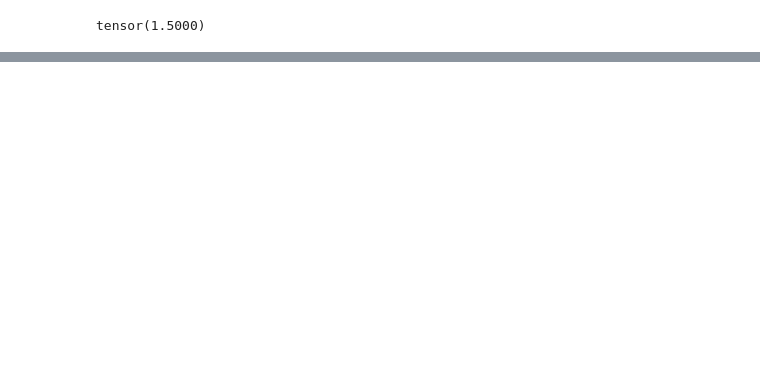
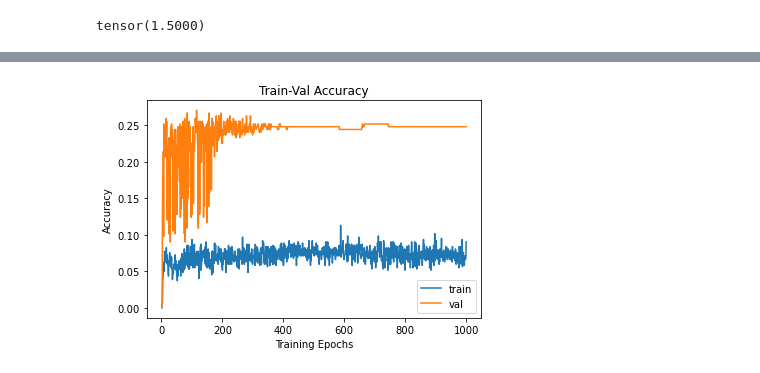
Before and after one commit to DucTranVan/grasp-detection-pytorch, a Jupyter notebook: notebooks/Experiment .ipynb, the cells around one changed output, grey strips where cells are left out. Saved outputs shown, nothing was run; the diff lists cells and outputs as text; code cells hidden in the pictures; blank space fills up the shorter version.

```diff
--- a/notebooks/Training Pipeline.ipynb
+++ b/notebooks/Experiment .ipynb
@@ -686,0 +709,11 @@ ValueError: GEOSGeom_createLinearRing_r returned a NULL pointer
+# %%
+# plot accuracy progress
+plt.title("Train-Val Accuracy")
+plt.plot(range(1,num_epochs+1),metric_history["train"],label="train")
+plt.plot(range(1,num_epochs+1),metric_history["val"],label="val")
+plt.ylabel("Accuracy")
+plt.xlabel("Training Epochs")
+plt.legend()
+plt.show()
+# %% [output]
+[figure, added]
```
Also changed, not shown: parts of 16 cells of this notebook, 3 other files.
